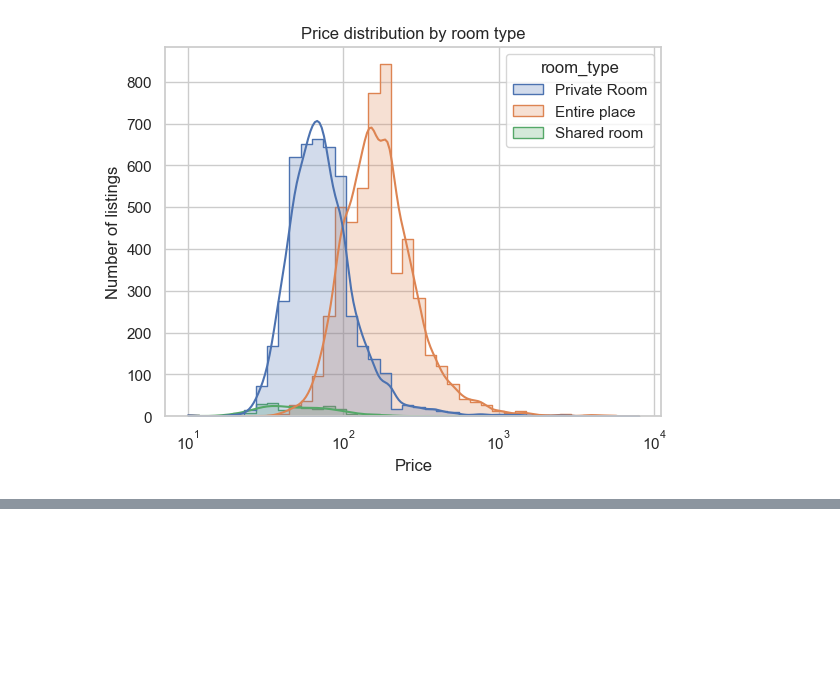
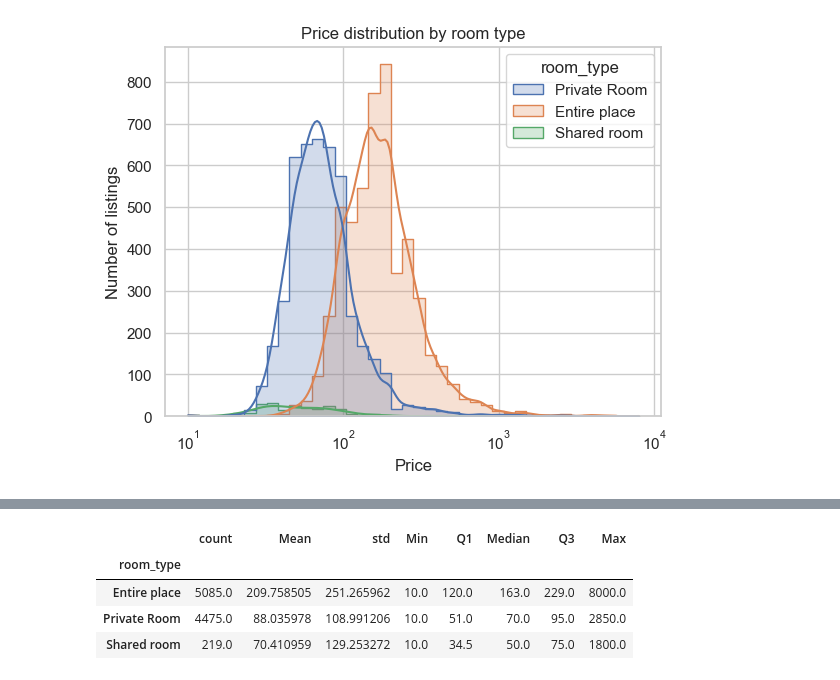
Before and after one commit to xDomino066/Descriptive_Statistics_PANDASTEAM, a Jupyter notebook: Domino/lab2.ipynb, the cells around one changed output, grey strips where cells are left out. Saved outputs shown, nothing was run; the diff lists cells and outputs as text; code cells hidden in the pictures; blank space fills up the shorter version.

```diff
--- a/Domino/lab2.ipynb
+++ b/Domino/lab2.ipynb
@@ -189,0 +242,24 @@ plt.show()
+# %%
+price_stats_by_room = (
+    airbnb[airbnb['price'] > 0]
+    .dropna(subset=['price', 'room_type'])
+    .groupby('room_type')['price']
+    .describe()
+)
+
+price_stats_by_room = price_stats_by_room.rename(columns={
+    'mean': 'Mean',
+    '50%': 'Median',
+    '25%': 'Q1',
+    '75%': 'Q3',
+    'min': 'Min',
+    'max': 'Max'
+})
+
+price_stats_by_room
+# %% [output]
+|  | count | Mean | std | Min | Q1 | Median | Q3 | Max |
+| room_type |  |  |  |  |  |  |  |  |
+| Entire place | 5085.0 | 209.758505 | 251.265962 | 10.0 | 120.0 | 163.0 | 229.0 | 8000.0 |
+| Private Room | 4475.0 | 88.035978 | 108.991206 | 10.0 | 51.0 | 70.0 | 95.0 | 2850.0 |
+| Shared room | 219.0 | 70.410959 | 129.253272 | 10.0 | 34.5 | 50.0 | 75.0 | 1800.0 |
```
Also changed, not shown: parts of 2 cells of this notebook, 1 other file.
